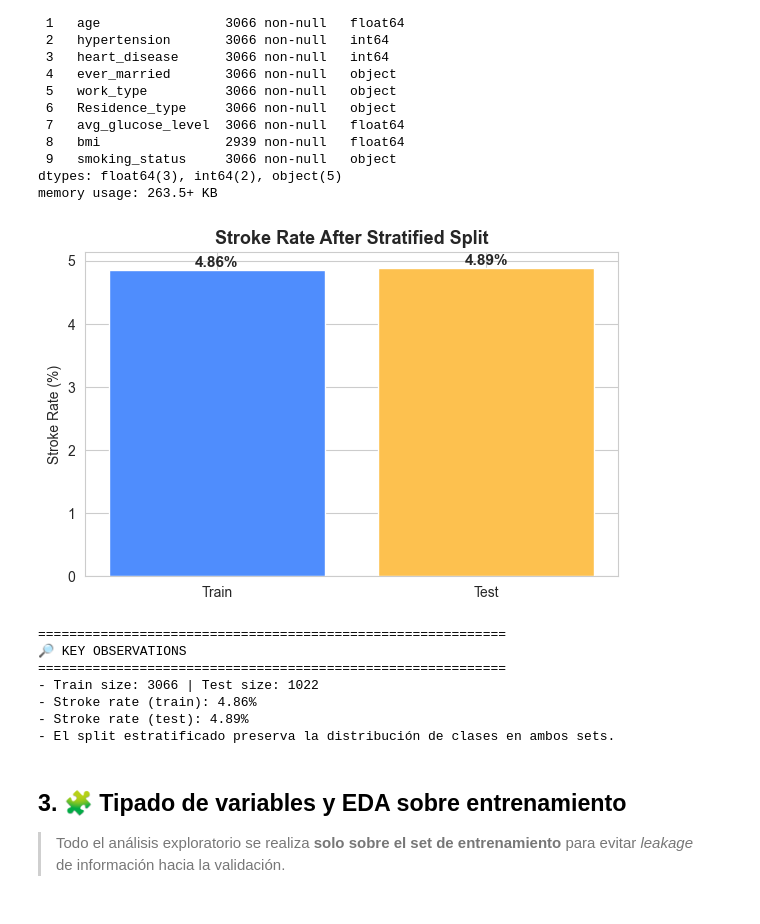
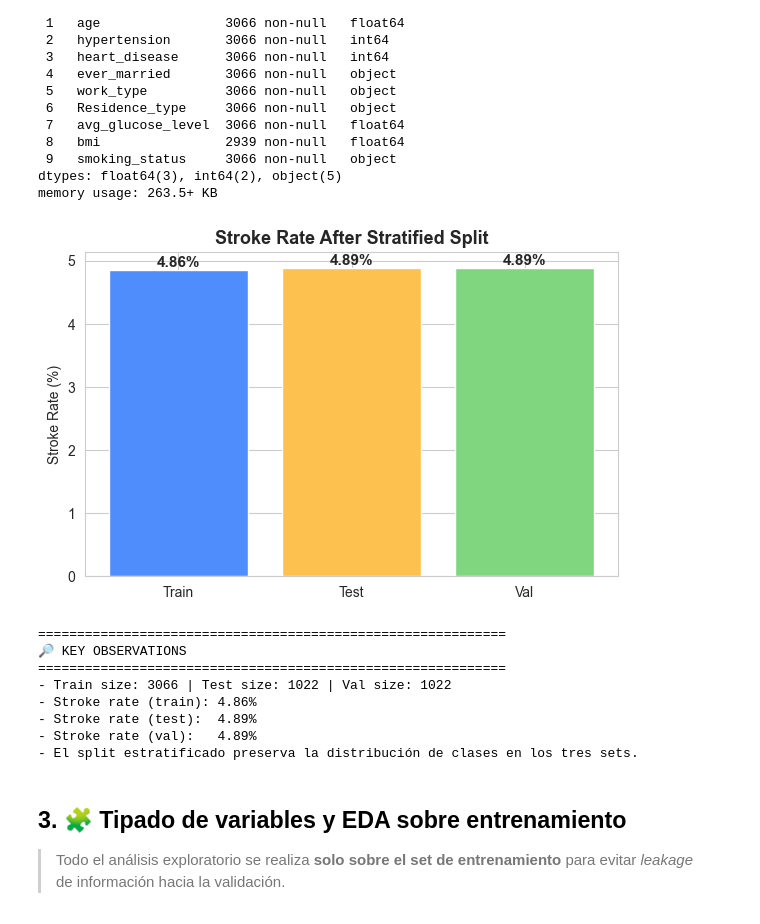
Before and after one commit to Gabriela-Sol/ML, a Jupyter notebook: notebooks/01_data_processing_.ipynb, the cells around one changed output. Drawn from its saved outputs; the diff is of its cells as text; code cells hidden in the pictures.

```diff
--- a/notebooks/01_data_processing_.ipynb
+++ b/notebooks/01_data_processing_.ipynb
@@ -213,45 +213,47 @@ memory usage: 263.5+ KB
 # %%
 # ---
 # 📊 Visualización de la proporción de stroke tras el split
 plt.figure(figsize=(6, 4))
 
-train_val_rates = [y_train.mean() * 100, y_val.mean() * 100]
-labels = ["Train", "Test"]
+split_rates = [y_train.mean() * 100, y_test.mean() * 100, y_val.mean() * 100]
+labels = ["Train", "Test", "Val"]
 
-bars = plt.bar(labels, train_val_rates, color=["#4F8DFD", "#FDC14F"])
+bars = plt.bar(labels, split_rates, color=["#4F8DFD", "#FDC14F", "#7FD67F"])
 plt.title("Stroke Rate After Stratified Split", fontsize=13, fontweight="bold")
 plt.ylabel("Stroke Rate (%)")
 
-for bar, val in zip(bars, train_val_rates):
+for bar, val in zip(bars, split_rates):
     plt.text(
         bar.get_x() + bar.get_width() / 2,
         bar.get_height(),
         f"{val:.2f}%",
         ha="center",
         va="bottom",
         fontsize=11,
         fontweight="bold"
     )
 
 plt.tight_layout()
 plt.show()
 
 print("\n" + "=" * 60)
 print("🔎 KEY OBSERVATIONS")
 print("=" * 60)
-print(f"- Train size: {len(X_train)} | Test size: {len(X_val)}")
+print(f"- Train size: {len(X_train)} | Test size: {len(X_test)} | Val size: {len(X_val)}")
 print(f"- Stroke rate (train): {y_train.mean()*100:.2f}%")
-print(f"- Stroke rate (test): {y_val.mean()*100:.2f}%")
-print("- El split estratificado preserva la distribución de clases en ambos sets.")
+print(f"- Stroke rate (test):  {y_test.mean()*100:.2f}%")
+print(f"- Stroke rate (val):   {y_val.mean()*100:.2f}%")
+print("- El split estratificado preserva la distribución de clases en los tres sets.")
 # %% [output]
-[figure, old version]
+[figure, new version]
 ============================================================
 🔎 KEY OBSERVATIONS
 ============================================================
-- Train size: 3066 | Test size: 1022
+- Train size: 3066 | Test size: 1022 | Val size: 1022
 - Stroke rate (train): 4.86%
-- Stroke rate (test): 4.89%
-- El split estratificado preserva la distribución de clases en ambos sets.
+- Stroke rate (test):  4.89%
+- Stroke rate (val):   4.89%
+- El split estratificado preserva la distribución de clases en los tres sets.
 # %% [markdown]
 ## 3. 🧩 Tipado de variables y EDA sobre entrenamiento
 
```
Also changed, not shown: parts of 12 cells of this notebook, 18 other files.
